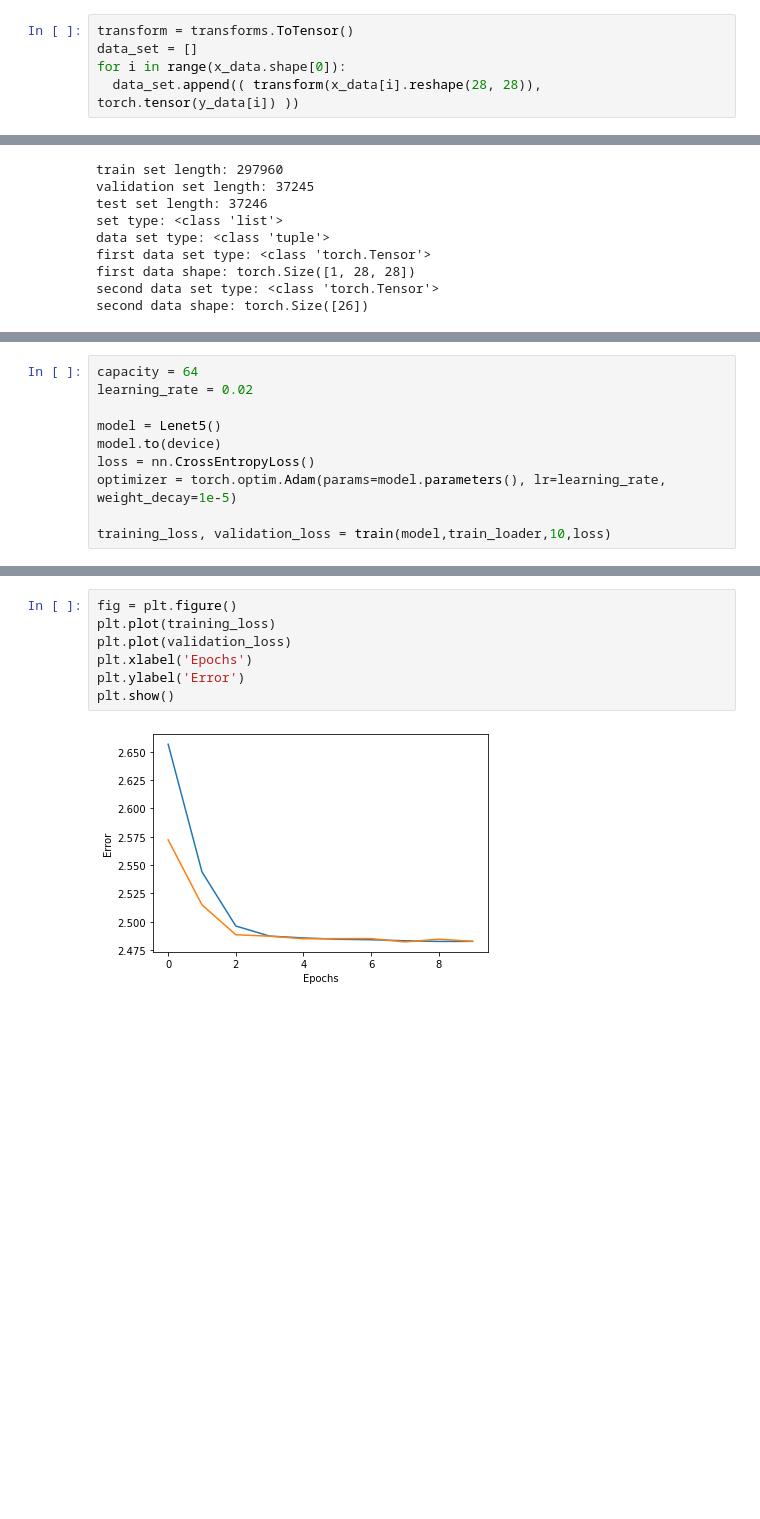
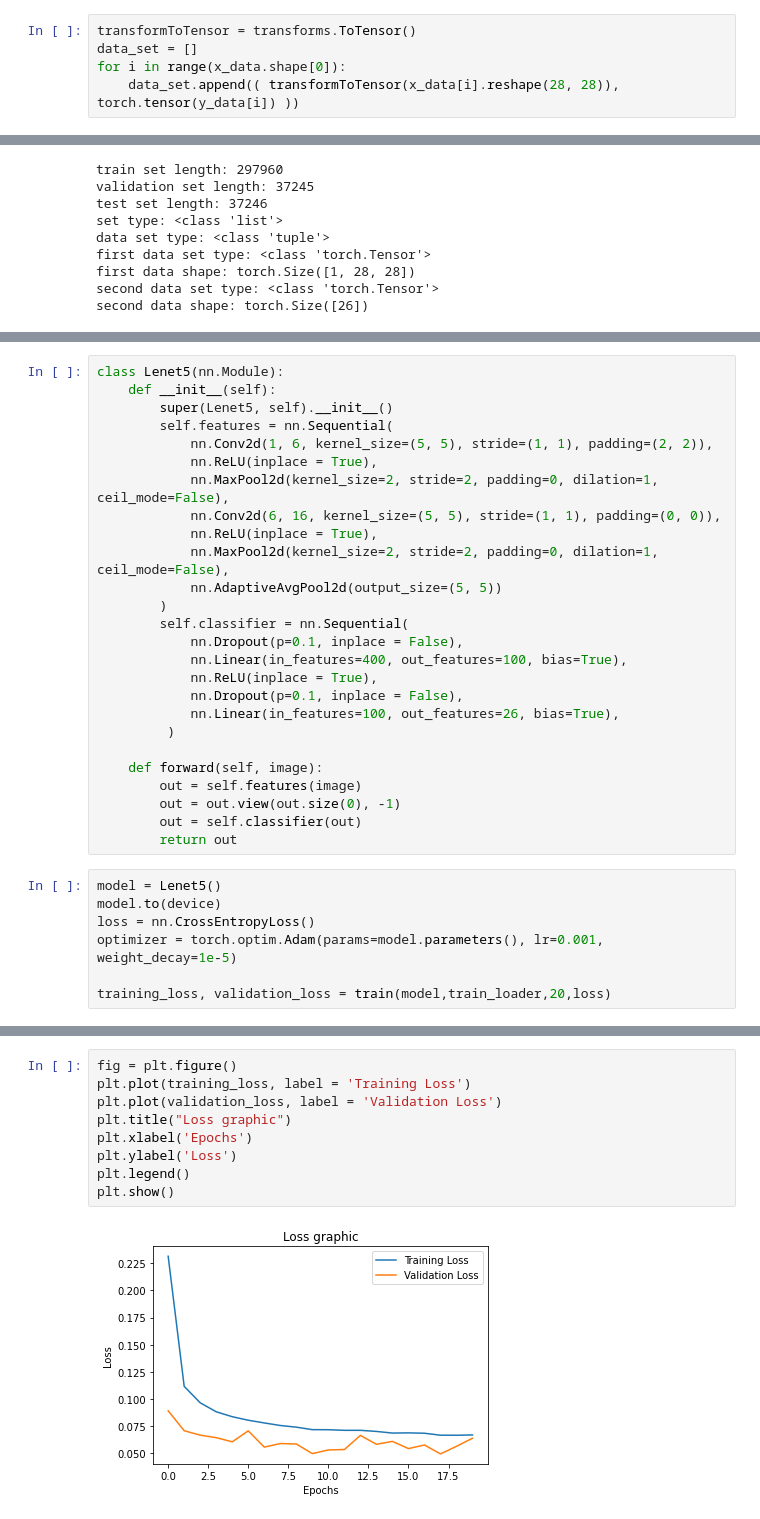
Before and after one commit to jneirar/ai_project5, a Jupyter notebook: Training.ipynb, the cells around one changed output, grey strips where cells are left out. Saved outputs shown, nothing was run; the diff lists cells and outputs as text; blank space fills up the shorter version.

Commit message:
Models trained

```diff
--- a/Training.ipynb
+++ b/Training.ipynb
@@ -72,8 +77,8 @@ plt.show()
 # %%
-transform = transforms.ToTensor()
+transformToTensor = transforms.ToTensor()
 data_set = []
 for i in range(x_data.shape[0]):
-  data_set.append(( transform(x_data[i].reshape(28, 28)), torch.tensor(y_data[i]) ))
+    data_set.append(( transformToTensor(x_data[i].reshape(28, 28)), torch.tensor(y_data[i]) ))
 # %%
 n_train = int(0.8 * len(x_data))
 n_validation = int(0.1 * len(x_data))
@@ -232,14 +176,37 @@ def train(model, train_loader, Epochs, loss_fn):
         print(f'Epoch [{epoch+1} / {Epochs}] training error: {train_loss_avg[-1]:.4f}, training accuracy: {train_accuracy:.4f}%, validation error: {validation_loss_avg[-1]:.4f}, validation accuracy: {validation_accuracy:.4f}%')
 
     return train_loss_avg, validation_loss_avg
+# %%
+class Lenet5(nn.Module):
+    def __init__(self):
+        super(Lenet5, self).__init__()
+        self.features = nn.Sequential(
+            nn.Conv2d(1, 6, kernel_size=(5, 5), stride=(1, 1), padding=(2, 2)),
+            nn.ReLU(inplace = True),
+            nn.MaxPool2d(kernel_size=2, stride=2, padding=0, dilation=1, ceil_mode=False),
+            nn.Conv2d(6, 16, kernel_size=(5, 5), stride=(1, 1), padding=(0, 0)),
+            nn.ReLU(inplace = True),
+            nn.MaxPool2d(kernel_size=2, stride=2, padding=0, dilation=1, ceil_mode=False),
+            nn.AdaptiveAvgPool2d(output_size=(5, 5))
+        )
+        self.classifier = nn.Sequential(
+            nn.Dropout(p=0.1, inplace = False),
+            nn.Linear(in_features=400, out_features=100, bias=True),
+            nn.ReLU(inplace = True),
+            nn.Dropout(p=0.1, inplace = False),
+            nn.Linear(in_features=100, out_features=26, bias=True),
+         )
+
+    def forward(self, image):
+        out = self.features(image)
+        out = out.view(out.size(0), -1)
+        out = self.classifier(out)
+        return out
 # %%
-capacity = 64
-learning_rate = 0.02
-
 model = Lenet5()
 model.to(device)
 loss = nn.CrossEntropyLoss()
-optimizer = torch.optim.Adam(params=model.parameters(), lr=learning_rate, weight_decay=1e-5)
+optimizer = torch.optim.Adam(params=model.parameters(), lr=0.001, weight_decay=1e-5)
 
-training_loss, validation_loss = train(model,train_loader,10,loss)
+training_loss, validation_loss = train(model,train_loader,20,loss)
 # %% [output]
@@ -249,12 +233,14 @@ Epoch [3 / 10] training error: 3.1923, training accuracy: 12.9789%, validation e
 # %%
 fig = plt.figure()
-plt.plot(training_loss)
-plt.plot(validation_loss)
+plt.plot(training_loss, label = 'Training Loss')
+plt.plot(validation_loss, label = 'Validation Loss')
+plt.title("Loss graphic")
 plt.xlabel('Epochs')
-plt.ylabel('Error')
+plt.ylabel('Loss')
+plt.legend()
 plt.show()
 # %% [output]
-[figure, old version]
+[figure, new version]
 # %%
 model.eval()
 
```
Also changed, not shown: parts of 15 cells of this notebook, 2 other files.
